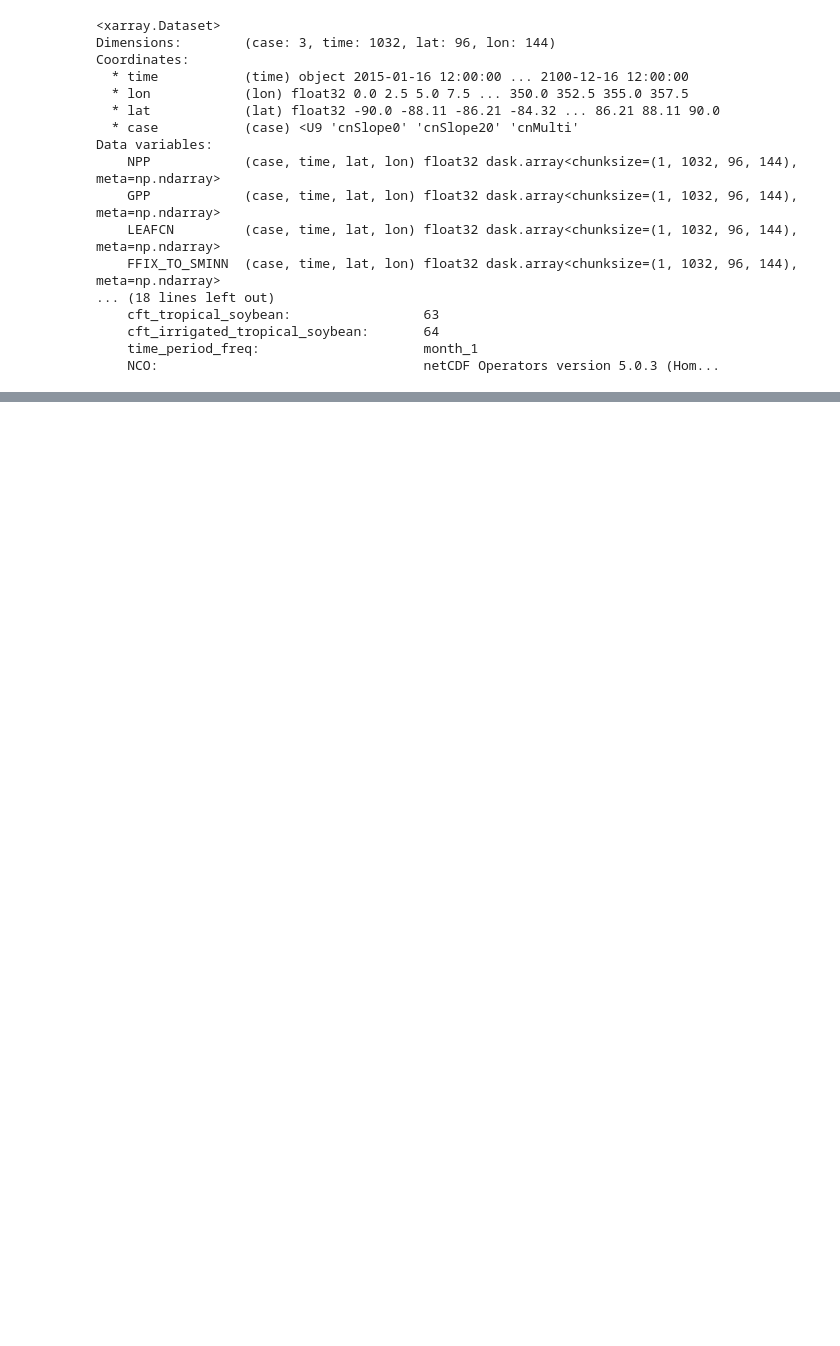
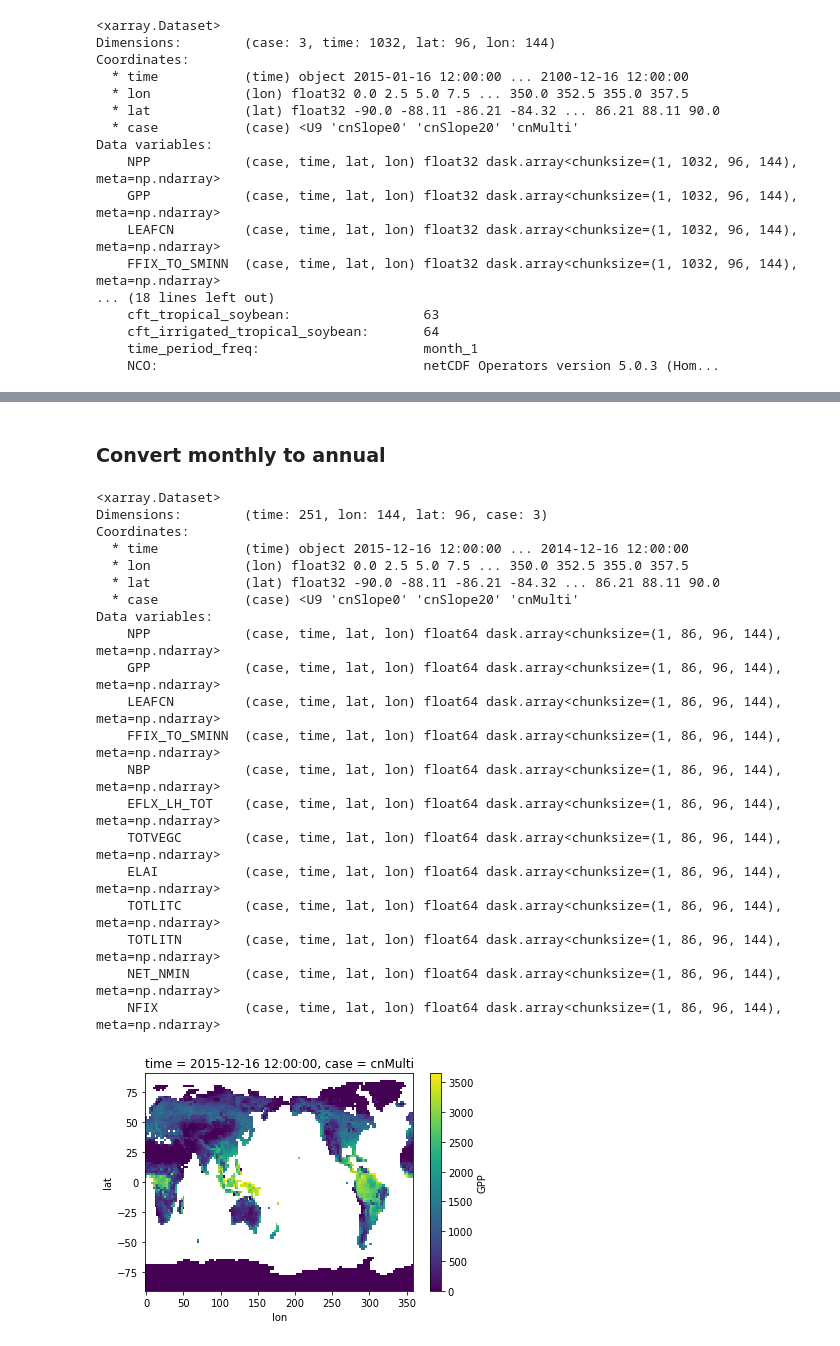
Before and after one commit to emhauser/Foliar-Stoichiometry_CO2, a Jupyter notebook: FoliarCN.ipynb, the cells around one changed output, grey strips where cells are left out. Saved outputs shown, nothing was run; the diff lists cells and outputs as text; code cells hidden in the pictures; blank space fills up the shorter version.

```diff
--- a/FoliarCN.ipynb
+++ b/FoliarCN.ipynb
@@ -46,9 +46,9 @@ fin2 = [archive + case + path + case + '.clm2.h0.2015-01.nc' for case in cases]
 
 ### Read in historical data
 cases2 = ['ctsm51d074_2deg_GSWP3V1_hist_'+short for short in caseShort]
-finHist = [archive + case + path + "concat/" + case + '_cat.nc' for case in cases]
+finHist = [archive + case + path + "concat/" + case + '_cat.nc' for case in cases2]
 
 # Read in files for .area and .landfrac
-finHist2 = [archive + case + path + case + '.clm2.h0.1850-01.nc' for case in cases]
+finHist2 = [archive + case + path + case + '.clm2.h0.1850-01.nc' for case in cases2]
 print(finHist2[0])
 # %% [output]
@@ -125,0 +142,3 @@ OSError: no files to open
+# %%
+dsFull = xr.concat([ds,ds2],"time",data_vars='all')
+dsFull
@@ -125,0 +163,33 @@ OSError: no files to open
+# %% [markdown]
+### Convert monthly to annual
+# %%
+spy = 365 * 24 * 3600               # Convert  to annual fluxes (gC/m2/y), from gc/m2/s
+dsAnn = dsFull.apply(utils.weighted_annual_mean)
+fluxes = ['GPP', 'NPP', 'NFIX', 'NET_NMIN', 'FFIX_TO_SMINN', 'NBP']
+for i in range(len(fluxes)):
+    dsAnn[fluxes[i]] = dsAnn[fluxes[i]] * spy
+
+dsAnn.GPP.isel(time=0, case=2).plot() ;
+dsAnn
+# %% [output]
+<xarray.Dataset>
+Dimensions:        (time: 251, lon: 144, lat: 96, case: 3)
+Coordinates:
+  * time           (time) object 2015-12-16 12:00:00 ... 2014-12-16 12:00:00
+  * lon            (lon) float32 0.0 2.5 5.0 7.5 ... 350.0 352.5 355.0 357.5
+  * lat            (lat) float32 -90.0 -88.11 -86.21 -84.32 ... 86.21 88.11 90.0
+  * case           (case) <U9 'cnSlope0' 'cnSlope20' 'cnMulti'
+Data variables:
+    NPP            (case, time, lat, lon) float64 dask.array<chunksize=(1, 86, 96, 144), meta=np.ndarray>
+    GPP            (case, time, lat, lon) float64 dask.array<chunksize=(1, 86, 96, 144), meta=np.ndarray>
+    LEAFCN         (case, time, lat, lon) float64 dask.array<chunksize=(1, 86, 96, 144), meta=np.ndarray>
+    FFIX_TO_SMINN  (case, time, lat, lon) float64 dask.array<chunksize=(1, 86, 96, 144), meta=np.ndarray>
+    NBP            (case, time, lat, lon) float64 dask.array<chunksize=(1, 86, 96, 144), meta=np.ndarray>
+    EFLX_LH_TOT    (case, time, lat, lon) float64 dask.array<chunksize=(1, 86, 96, 144), meta=np.ndarray>
+    TOTVEGC        (case, time, lat, lon) float64 dask.array<chunksize=(1, 86, 96, 144), meta=np.ndarray>
+    ELAI           (case, time, lat, lon) float64 dask.array<chunksize=(1, 86, 96, 144), meta=np.ndarray>
+    TOTLITC        (case, time, lat, lon) float64 dask.array<chunksize=(1, 86, 96, 144), meta=np.ndarray>
+    TOTLITN        (case, time, lat, lon) float64 dask.array<chunksize=(1, 86, 96, 144), meta=np.ndarray>
+    NET_NMIN       (case, time, lat, lon) float64 dask.array<chunksize=(1, 86, 96, 144), meta=np.ndarray>
+    NFIX           (case, time, lat, lon) float64 dask.array<chunksize=(1, 86, 96, 144), meta=np.ndarray>
+[figure, added]
```
Also changed, not shown: parts of 12 cells of this notebook.
